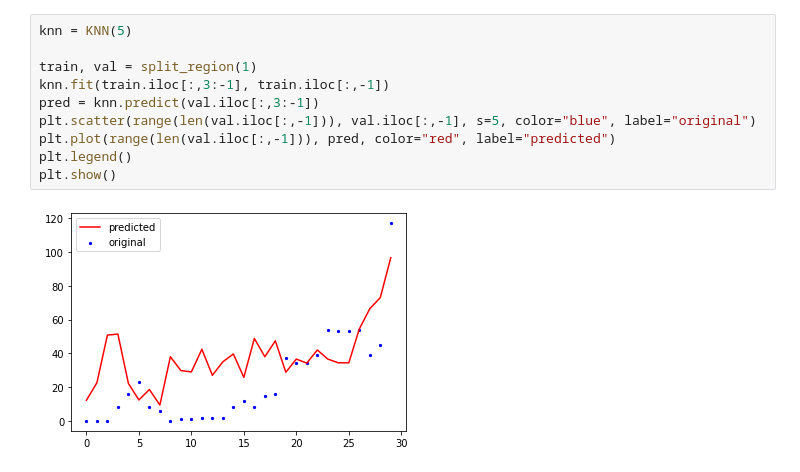
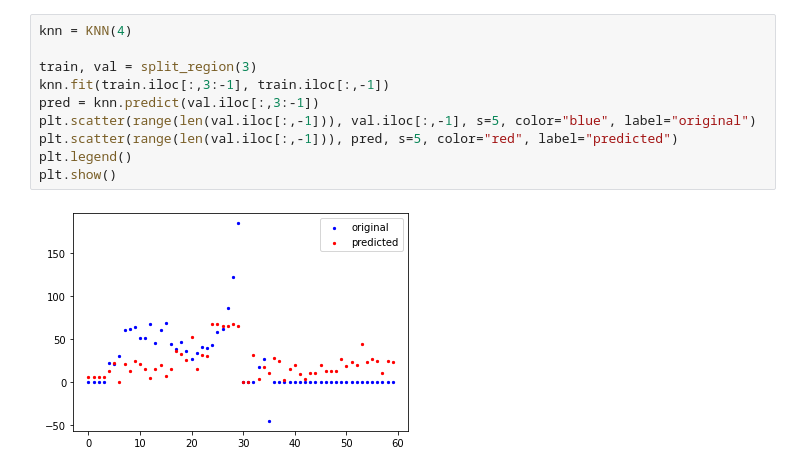
Before and after one commit to JumjieYang/COVID19-ML, a Jupyter notebook: predict.ipynb, the cells around one changed output. Cells and saved outputs as stored; diff of their text form.

Commit message:
modify predict

```diff
--- a/predict.ipynb
+++ b/predict.ipynb
@@ -129,12 +154,12 @@ plt.plot(range(3,20),score_list)
 # %%
-knn = KNN(5)
+knn = KNN(4)
 
-train, val = split_region(1)
+train, val = split_region(3)
 knn.fit(train.iloc[:,3:-1], train.iloc[:,-1])
 pred = knn.predict(val.iloc[:,3:-1])
 plt.scatter(range(len(val.iloc[:,-1])), val.iloc[:,-1], s=5, color="blue", label="original")
-plt.plot(range(len(val.iloc[:,-1])), pred, color="red", label="predicted")
+plt.scatter(range(len(val.iloc[:,-1])), pred, s=5, color="red", label="predicted")
 plt.legend()
 plt.show()
 # %% [output]
-[figure, old version]
+[figure, new version]
```
Also changed, not shown: parts of 11 cells of this notebook.
